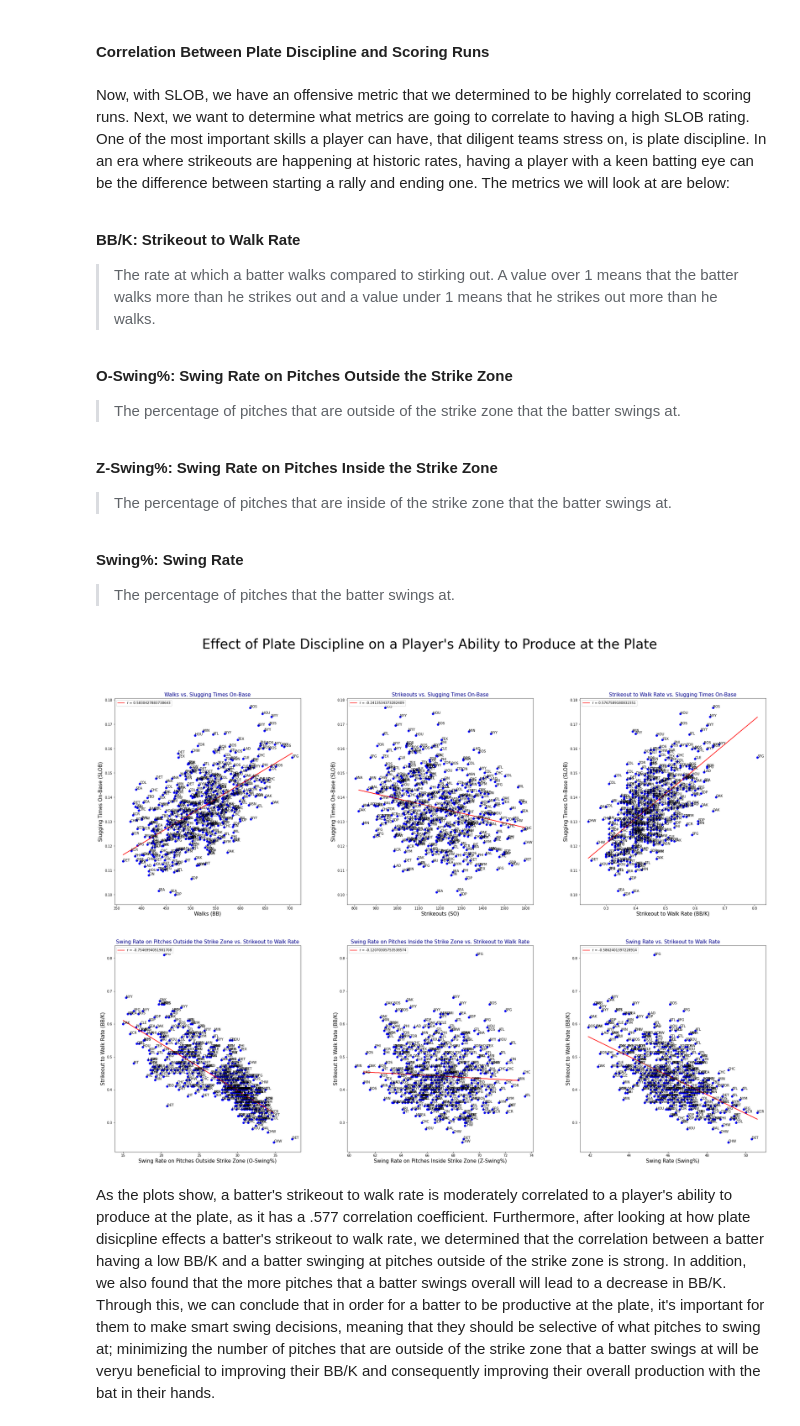
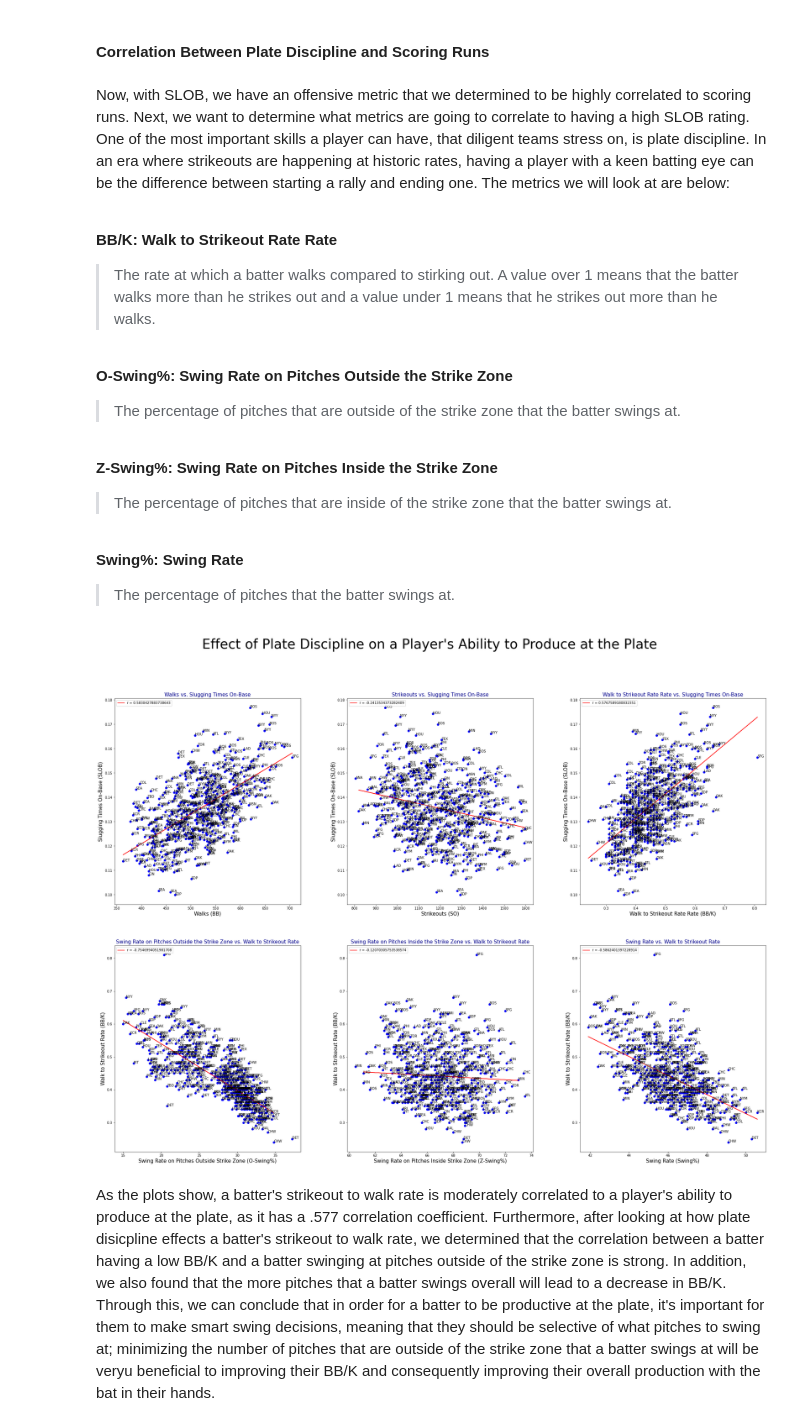
Before and after one commit to cjemm10/cjemm10, a Jupyter notebook: index.ipynb, the cells around one changed output. Drawn from its saved outputs; the diff is of its cells as text; code cells hidden in the pictures.

```diff
--- a/index.ipynb
+++ b/index.ipynb
@@ -589,7 +638,7 @@ What we can gather from this is that teams should value a player with a high SLO
 # %% [markdown]
 Now, with SLOB, we have an offensive metric that we determined to be highly correlated to scoring runs. Next, we want to determine what metrics are going to correlate to having a high SLOB rating. One of the  most important skills a player can have, that diligent teams stress on, is plate discipline. In an era where strikeouts are happening at historic rates, having a player with a keen batting eye can be the difference between starting a rally and ending one. The metrics we will look at are below:
 
-<br />**BB/K: Strikeout to Walk Rate**
+<br />**BB/K: Walk to Strikeout Rate Rate**
 > The rate at which a batter walks compared to stirking out. A value over 1 means that the batter walks more than he strikes out and a value under 1 means that he strikes out more than he walks.
 
 <br />**O-Swing%: Swing Rate on Pitches Outside the Strike Zone**
@@ -667,8 +716,8 @@ plt.legend(loc = 'upper left')
 ######################################################################
 
 plt.sca(ax[0,2])
-plt.gca().set_title('Strikeout to Walk Rate vs. Slugging Times On-Base', fontsize=15, c = 'DarkBlue')
-plt.gca().set_xlabel('Strikeout to Walk Rate (BB/K)', fontsize=15)
+plt.gca().set_title('Walk to Strikeout Rate Rate vs. Slugging Times On-Base', fontsize=15, c = 'DarkBlue')
+plt.gca().set_xlabel('Walk to Strikeout Rate Rate (BB/K)', fontsize=15)
 plt.gca().set_ylabel('Slugging Times On-Base (SLOB)', fontsize=15)
 
 team = team.assign(SLOB = team.SLG * team.OBP)
@@ -693,9 +742,9 @@ plt.legend(loc = 'upper left')
 ######################################################################
 
 plt.sca(ax[1,0])
-plt.gca().set_title('Swing Rate on Pitches Outside the Strike Zone vs. Strikeout to Walk Rate', fontsize=15, c = 'DarkBlue')
+plt.gca().set_title('Swing Rate on Pitches Outside the Strike Zone vs. Walk to Strikeout Rate', fontsize=15, c = 'DarkBlue')
 plt.gca().set_xlabel('Swing Rate on Pitches Outside Strike Zone (O-Swing%)', fontsize=15)
-plt.gca().set_ylabel('Strikeout to Walk Rate (BB/K)', fontsize=15)
+plt.gca().set_ylabel('Walk to Strikeout Rate (BB/K)', fontsize=15)
 
 # Add labels for each point
 for idx, row in team.iterrows():
@@ -718,9 +767,9 @@ plt.legend(loc = 'upper left')
 ######################################################################
 
 plt.sca(ax[1,1])
-plt.gca().set_title('Swing Rate on Pitches Inside the Strike Zone vs. Strikeout to Walk Rate', fontsize=15, c = 'DarkBlue')
+plt.gca().set_title('Swing Rate on Pitches Inside the Strike Zone vs. Walk to Strikeout Rate', fontsize=15, c = 'DarkBlue')
 plt.gca().set_xlabel('Swing Rate on Pitches Inside Strike Zone (Z-Swing%)', fontsize=15)
-plt.gca().set_ylabel('Strikeout to Walk Rate (BB/K)', fontsize=15)
+plt.gca().set_ylabel('Walk to Strikeout Rate (BB/K)', fontsize=15)
 
 # Add labels for each point
 for idx, row in team.iterrows():
@@ -736,36 +785,36 @@ prediction = model.predict(x_test)
 # Plot regression line and scatter the data points on the same axis
 plt.plot(x_test, prediction, label = f'r = {pearsonr(x.flatten(), y)[0]}', color='red')
 plt.scatter(team['Z-Swing%'], team['BB/K'], color = 'blue')
 plt.legend(loc = 'upper left')
 
 ######################################################################
 #               Plotting Correlation BB/K vs. SLOB.                  #
 ######################################################################
 
 plt.sca(ax[1,2])
-plt.gca().set_title('Swing Rate vs. Strikeout to Walk Rate', fontsize=15, c = 'DarkBlue')
+plt.gca().set_title('Swing Rate vs. Walk to Strikeout Rate', fontsize=15, c = 'DarkBlue')
 plt.gca().set_xlabel('Swing Rate (Swing%)', fontsize=15)
-plt.gca().set_ylabel('Strikeout to Walk Rate (BB/K)', fontsize=15)
+plt.gca().set_ylabel('Walk to Strikeout Rate (BB/K)', fontsize=15)
 
 # Add labels for each point
 for idx, row in team.iterrows():
     plt.annotate(row['Team'], (row['Swing%'], row['BB/K']))
 
 # Calculate regression line and plot it in the same graph
 model = LinearRegression()
 x, y = team['Swing%'].values.reshape(-1,1), team['BB/K'].values
 x_train, x_test, y_train, y_test = train_test_split(x, y, random_state=0, train_size=0.3)
 model = model.fit(x_train, y_train)
 prediction = model.predict(x_test)
 
 # Plot regression line and scatter the data points on the same axis
 plt.plot(x_test, prediction, label = f'r = {pearsonr(x.flatten(), y)[0]}', color='red')
 plt.scatter(team['Swing%'], team['BB/K'], color = 'blue')
 plt.legend(loc = 'upper left')
 
 plt.show()
 # %% [output]
-[figure, old version]
+[figure, new version]
 # %% [markdown]
 As the plots show, a batter's strikeout to walk rate is moderately correlated to a player's ability to produce at the plate, as it has a .577 correlation coefficient. Furthermore, after looking at how plate disicpline effects a batter's strikeout to walk rate, we determined that the correlation between a batter having a low BB/K and a batter swinging at pitches outside of the strike zone is strong. In addition, we also found that the more pitches that a batter swings overall will lead to a decrease in BB/K. Through this, we can conclude that in order for a batter to be productive at the plate, it's important for them to make smart swing decisions, meaning that they should be selective of what pitches to swing at; minimizing the number of pitches that are outside of the strike zone that a batter swings at will be veryu beneficial to improving their BB/K and consequently improving their overall production with the bat in their hands.
 # %% [markdown]
```
Also changed, not shown: parts of 64 cells of this notebook, 2 other files.
